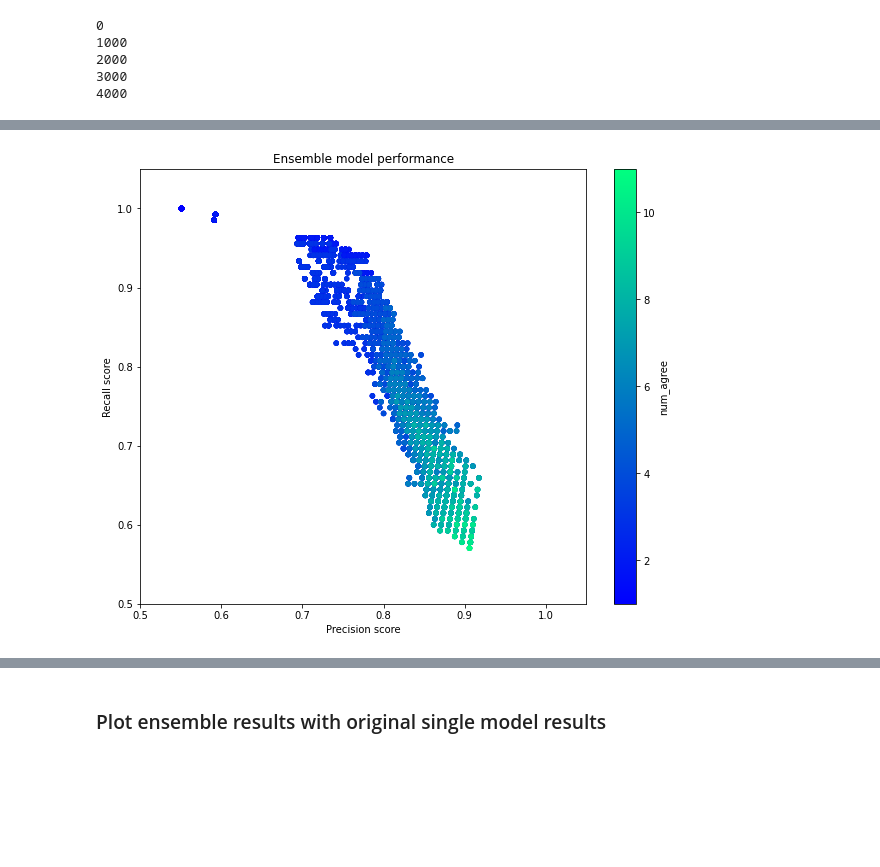
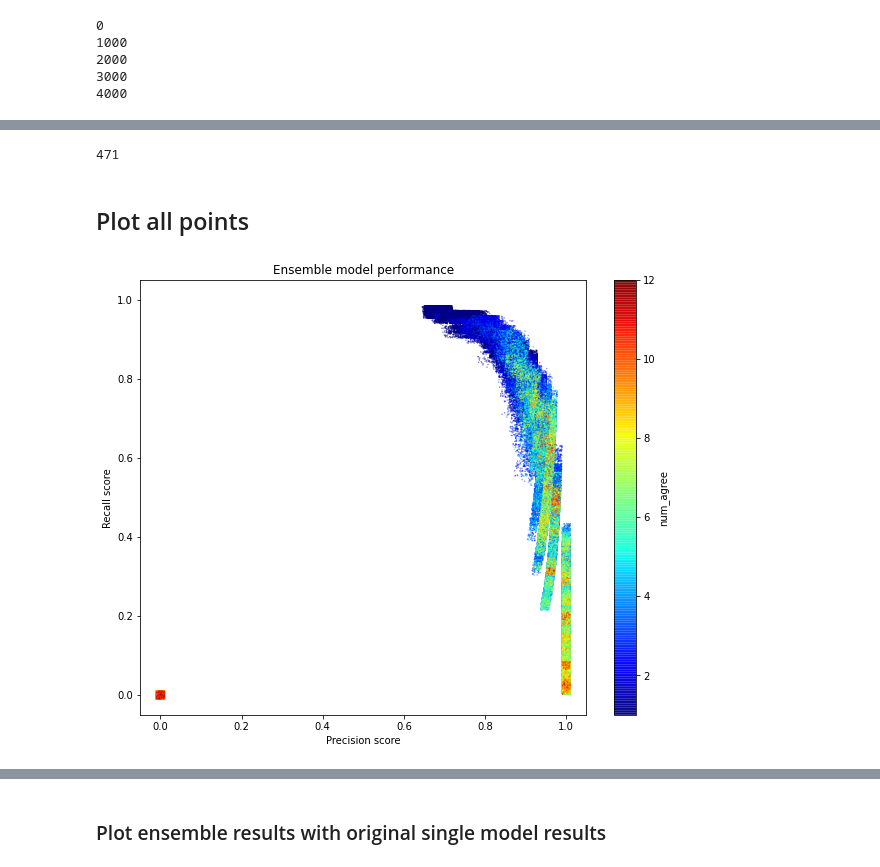
Before and after one commit to wellcometrust/nutrition-labels, a Jupyter notebook: notebooks/Ensemble parameter exploration.ipynb, the cells around one changed output, grey strips where cells are left out. Cells and saved outputs as stored; diff of their text form; code cells hidden in the pictures; blank space fills up the shorter version.

Commit message:
Run ensemble parameter exploration notebook with 210401 models and update docs

```diff
--- a/notebooks/Ensemble parameter exploration.ipynb
+++ b/notebooks/Ensemble parameter exploration.ipynb
@@ -150,7 +195,7 @@ ax.legend(custom_lines, ['bert']+list(colour_map.keys())+list(shape_map.keys()),
 # Get every combination of models
 models_list = model_results.index.tolist()
 all_combinations = []
-for r in range(2, len(models_list) + 1):
+for r in range(1, len(models_list) + 1):
     combinations_object = itertools.combinations(models_list, r)
     combinations_list = list(combinations_object)
     all_combinations += combinations_list
@@ -193,0 +244,3 @@ len(all_combos_scores_df)
+# %%
+# How many BERT models are there in the ensemble
+all_combos_scores_df['num_bert'] = all_combos_scores_df['model_name'].apply(lambda x: sum(['bert' in model for model in list(x)]))
@@ -193,0 +255,7 @@ len(all_combos_scores_df)
+# %%
+all_combos_scores_df_small = all_combos_scores_df.copy()
+all_combos_scores_df_small.sort_values(by = ['num_models', 'num_bert'], inplace=True)
+all_combos_scores_df_small.drop_duplicates(subset = ['precision_score', 'recall_score'], inplace=True)
+len(all_combos_scores_df_small)
+# %% [output]
+471
@@ -194,18 +264,31 @@ len(all_combos_scores_df)
+# %% [markdown]
+## Plot all points
+# %%
+min_all_ensemble = all_combos_scores_df[['precision_score', 'recall_score']].min().min() - 0.05
+max_all_ensemble = all_combos_scores_df[['precision_score', 'recall_score']].max().max() + 0.05
+# %%
+all_combos_scores_df['Random precision noise'] = np.random.uniform(-0.01, 0.01, len(all_combos_scores_df))
+all_combos_scores_df['Random recall noise'] = np.random.uniform(-0.01, 0.01, len(all_combos_scores_df))
+all_combos_scores_df['precision_score_jitter'] = all_combos_scores_df[['precision_score', 'Random precision noise']].sum(axis=1)
+all_combos_scores_df['recall_score_jitter'] = all_combos_scores_df[['recall_score', 'Random recall noise']].sum(axis=1)
 # %%
-axis_lims = (0.5, 1.05)
+axis_lims = (min_all_ensemble, max_all_ensemble)
+
 all_combos_scores_df.plot.scatter(
-    'precision_score',
-    'recall_score',
+    'precision_score_jitter',
+    'recall_score_jitter',
     figsize=(10,8),
     c='num_agree',
-    colormap="winter",
+    alpha=0.8,
+    s=0.1,
+    colormap="jet",
     sharex=False,
     xlim=axis_lims,
     ylim=axis_lims,
     title='Ensemble model performance',
     xlabel='Precision score',
     ylabel='Recall score'
 );
 # %% [output]
-[figure, old version]
+[figure, new version]
 # %%
```
Also changed, not shown: parts of 37 cells of this notebook, 3 other files.
